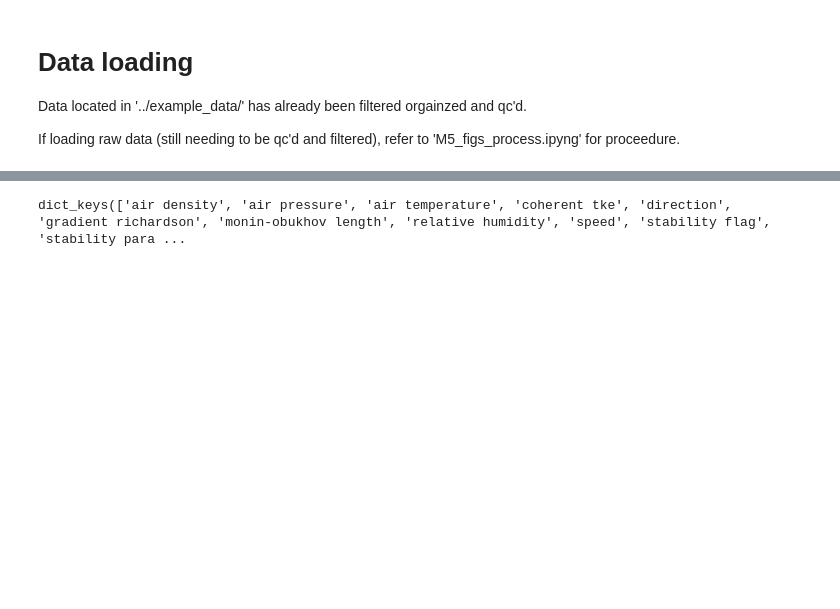
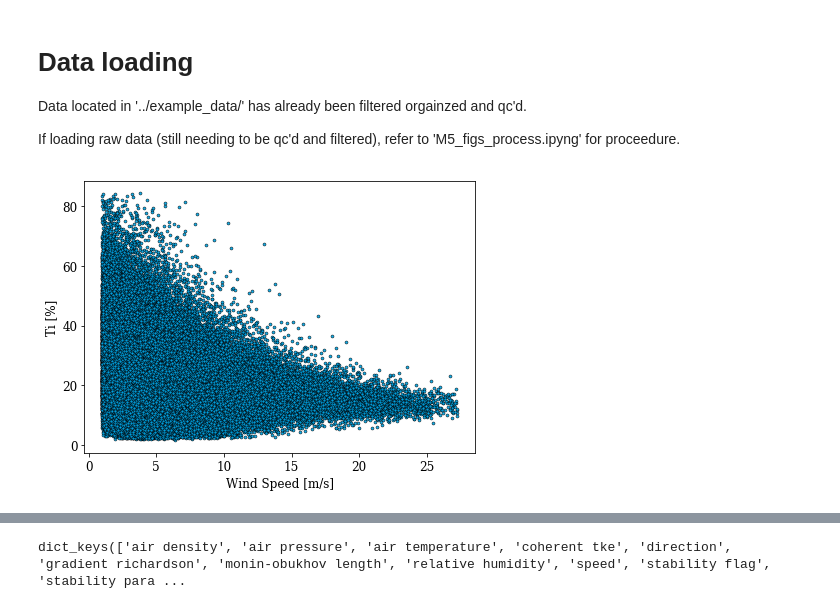
Before and after one commit to NREL/MetMastVis, a Jupyter notebook: notebooks/M5_demo.ipynb, the cells around one changed output, grey strips where cells are left out. Drawn from its saved outputs; the diff is of its cells as text; code cells hidden in the pictures; blank space fills up the shorter version.

```diff
--- a/notebooks/M5_demo.ipynb
+++ b/notebooks/M5_demo.ipynb
@@ -57,6 +62,11 @@ metdat.set_index('Date', inplace=True)
 metdat.index = pd.to_datetime(metdat.index)
 metdat.index = metdat.index.tz_localize('UTC').tz_convert('America/Denver')
 catinfo = MET.get_catinfo(metdat)
+# %%
+fig, ax = vis.scatter_by_height(metdat, catinfo, 'speed', 'ti', basecolor='blue')
+fig.savefig(os.path.join(figPath,'speed_ti_scatter.png'), dpi=200, bbox_inches='tight')
+# %% [output]
+[figure, added]
 # %%
 varcol, vertloc, _= utils.get_vertical_locations(catinfo['columns']['speed'], location=87)
 
```
Also changed, not shown: parts of 2 cells of this notebook, 6 other files.
